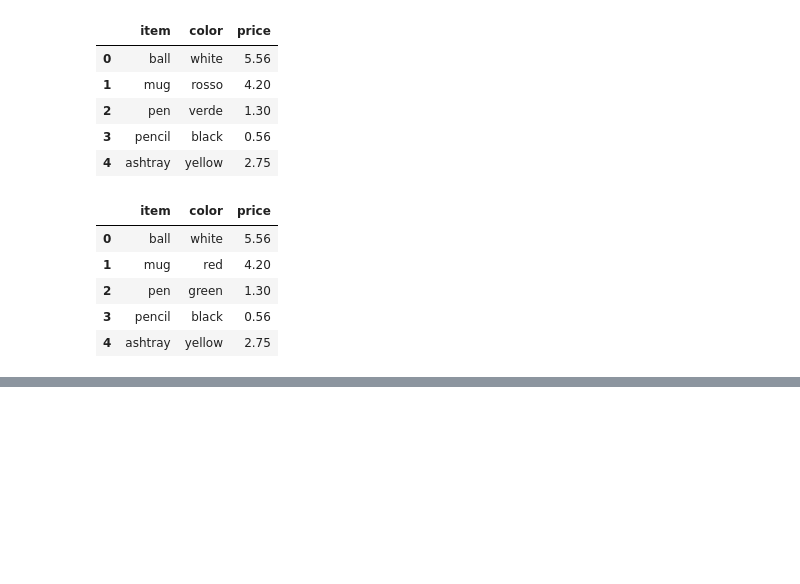
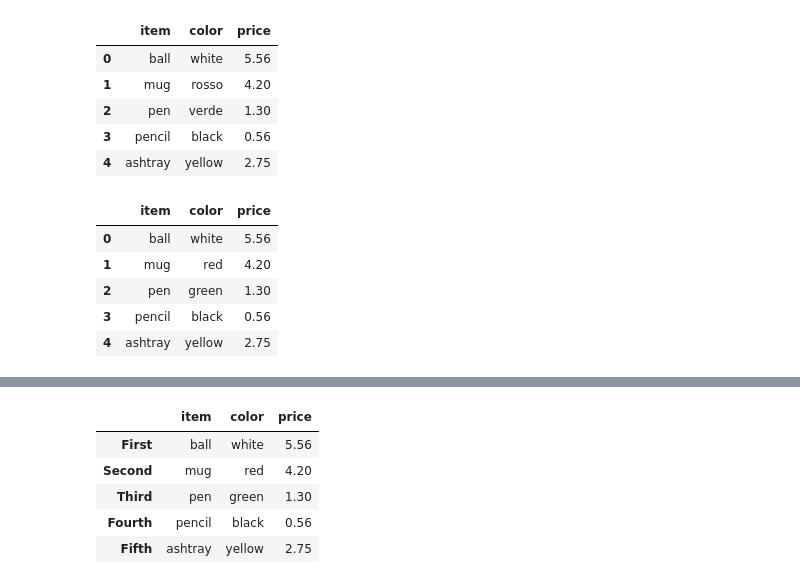
Before and after one commit to OliverRevilla/RW_Pandas, a Jupyter notebook: Pandas_in_depth.ipynb, the cells around one changed output, grey strips where cells are left out. Saved outputs shown, nothing was run; the diff lists cells and outputs as text; code cells hidden in the pictures; blank space fills up the shorter version.

```diff
--- a/Pandas_in_depth.ipynb
+++ b/Pandas_in_depth.ipynb
@@ -468,0 +494,5 @@ frame.replace(newcolors)
+# %%
+#function: map()
+frame = pd.DataFrame({'item':['ball','mug','pen','pencil','ashtray'],
+                     'color':['white','red','green','black','yellow']})
+frame
@@ -468,0 +506,12 @@ frame.replace(newcolors)
+# %%
+prices = {
+    'ball':5.56,
+    'mug':4.20,
+    'bottle':1.30,
+    'scissors':3.41,
+    'pen':1.30,
+    'pencil':0.56,
+    'ashtray':2.75
+}
+frame['price'] = frame['item'].map(prices)
+frame
@@ -468,0 +579,17 @@ frame.replace(newcolors)
+# %%
+reindex = {
+    0: 'First',
+    1: 'Second',
+    2: 'Third',
+    3: 'Fourth',
+    4: 'Fifth',
+    5: 'Sixth'
+}
+frame.rename(reindex)
+# %% [output]
+|  | item | color | price |
+| First | ball | white | 5.56 |
+| Second | mug | red | 4.20 |
+| Third | pen | green | 1.30 |
+| Fourth | pencil | black | 0.56 |
+| Fifth | ashtray | yellow | 2.75 |
```
Also changed, not shown: parts of 20 cells of this notebook.
